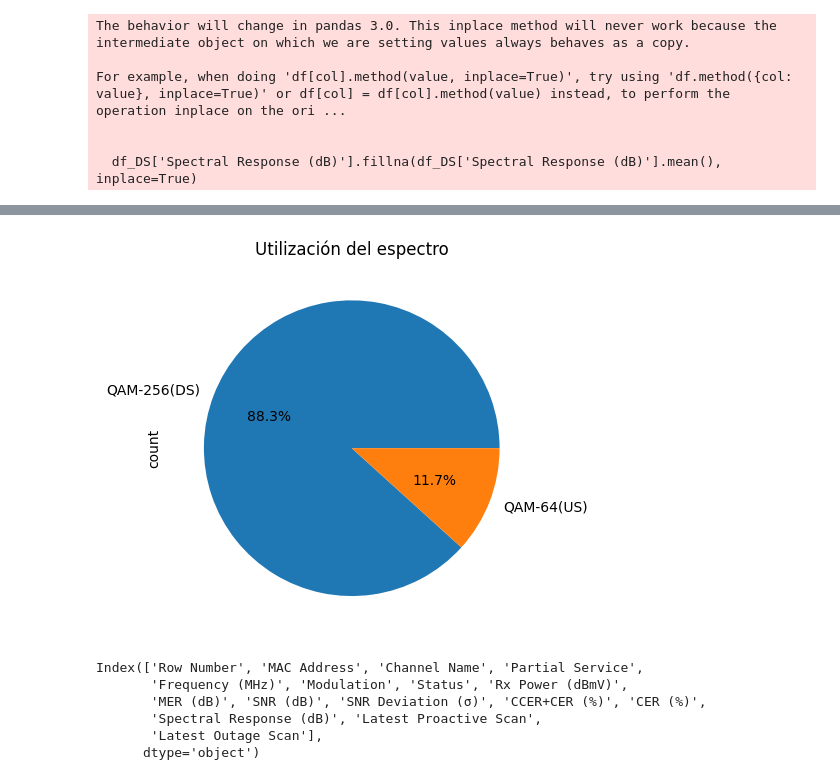
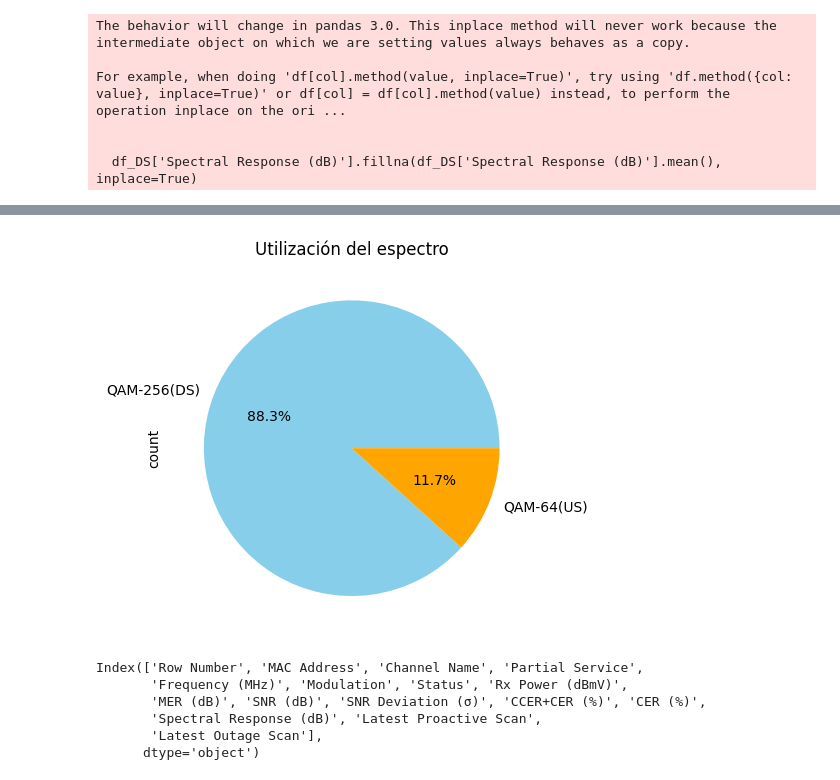
Before and after one commit to LeonardoNBanegas/DATA-SCIENCE-CODERHOUSE, a Jupyter notebook: ProyectoDS_ParteIII_Banegas.ipynb, the cells around one changed output, grey strips where cells are left out. Saved outputs shown, nothing was run; the diff lists cells and outputs as text; code cells hidden in the pictures.

```diff
--- a/ProyectoDS_ParteIII_Banegas.ipynb
+++ b/ProyectoDS_ParteIII_Banegas.ipynb
@@ -387,11 +385,12 @@ dtype: int64
 # %%
 # grafico de torta de la columna Modulation
-df['Modulation'].value_counts().plot(kind='pie', autopct='%1.1f%%', labels=['QAM-256(DS)', 'QAM-64(US)'])
+colors = ['skyblue', 'orange', 'green']
+df['Modulation'].value_counts().plot(kind='pie', autopct='%1.1f%%', labels=['QAM-256(DS)', 'QAM-64(US)'],colors=colors)
 plt.title('Utilización del espectro')
 plt.show()
 # en este gráfico se aprecia que un 88.3% del espectro se usa para la descarga
 # %% [output]
-[figure, old version]
+[figure, new version]
 # %%
 # Mostrar los nombres de todas las columnas en el DataFrame DS
 print(df_DS.columns)
```
Also changed, not shown: parts of 7 cells of this notebook.
